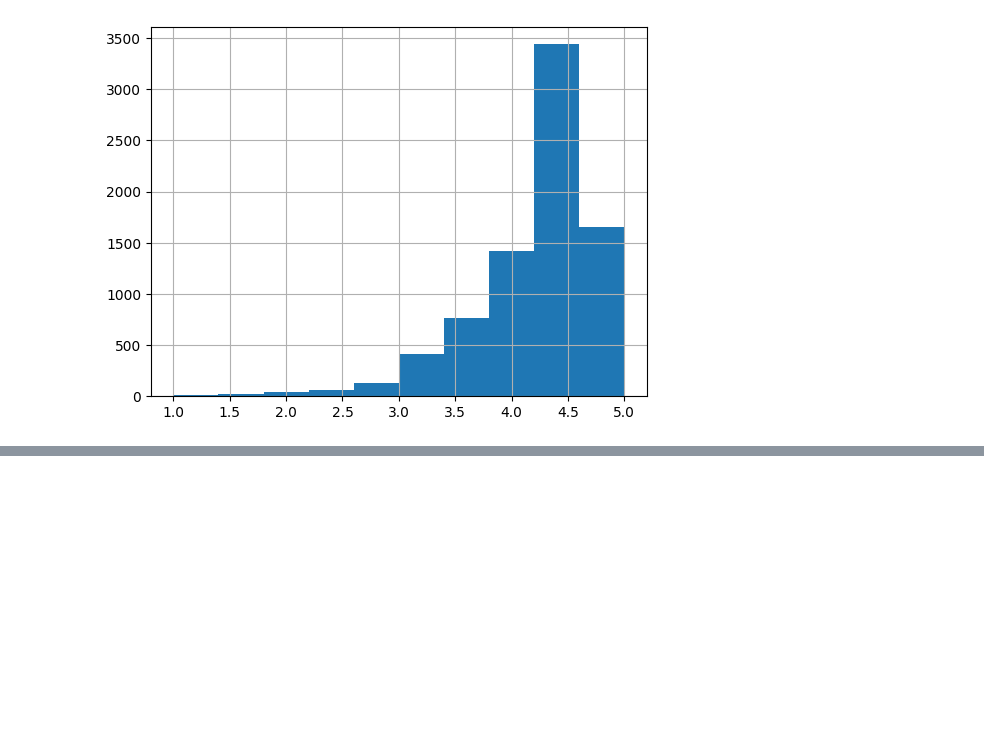
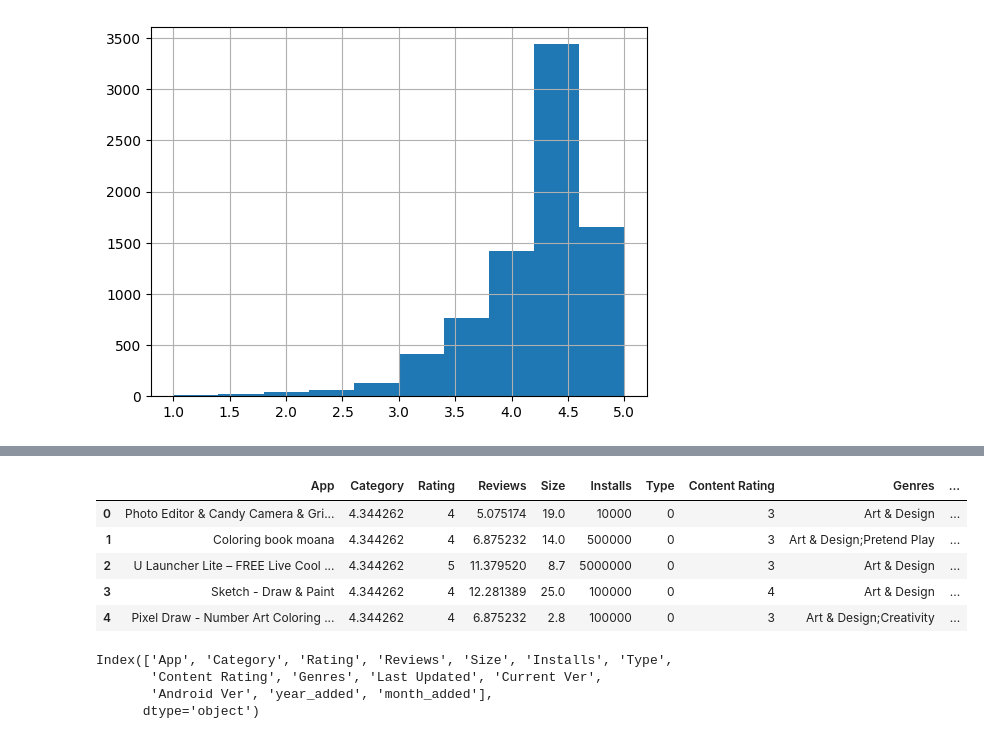
Before and after one commit to jc3wrld999/applied-machine-learning-real-world-projects-using-python, a Jupyter notebook: predict-ratings-of-applications-on-play-store/데이터 시각화, 필터링2.ipynb, the cells around one changed output, grey strips where cells are left out. Drawn from its saved outputs; the diff is of its cells as text; code cells hidden in the pictures; blank space fills up the shorter version.

```diff
--- a/predict-ratings-of-applications-on-play-store/데이터 시각화, 필터링2.ipynb
+++ b/predict-ratings-of-applications-on-play-store/데이터 시각화, 필터링2.ipynb
@@ -377,0 +404,2 @@ df2['Rating'].hist()
+# %%
+df3 = df2.copy()
@@ -377,0 +430,23 @@ df2['Rating'].hist()
+# %%
+'''
+범주형 변수를 숫자형으로 인코딩
+'''
+from sklearn.preprocessing import LabelEncoder
+
+le = LabelEncoder()
+df3['Type'] = le.fit_transform(df3['Type'])
+df3.head()
+# %% [output]
+|  | App | Category | Rating | Reviews | Size | Installs | Type | Content Rating | Genres | ... |
+| 0 | Photo Editor & Candy Camera & Gri... | 4.344262 | 4 | 5.075174 | 19.0 | 10000 | 0 | 3 | Art & Design | ... |
+| 1 | Coloring book moana | 4.344262 | 4 | 6.875232 | 14.0 | 500000 | 0 | 3 | Art & Design;Pretend Play | ... |
+| 2 | U Launcher Lite – FREE Live Cool ... | 4.344262 | 5 | 11.379520 | 8.7 | 5000000 | 0 | 3 | Art & Design | ... |
+| 3 | Sketch - Draw & Paint | 4.344262 | 4 | 12.281389 | 25.0 | 100000 | 0 | 4 | Art & Design | ... |
+| 4 | Pixel Draw - Number Art Coloring ... | 4.344262 | 4 | 6.875232 | 2.8 | 100000 | 0 | 3 | Art & Design;Creativity | ... |
+# %%
+df3.columns
+# %% [output]
+Index(['App', 'Category', 'Rating', 'Reviews', 'Size', 'Installs', 'Type',
+       'Content Rating', 'Genres', 'Last Updated', 'Current Ver',
+       'Android Ver', 'year_added', 'month_added'],
+      dtype='object')
```
Also changed, not shown: parts of 14 cells of this notebook, 9 other files.
